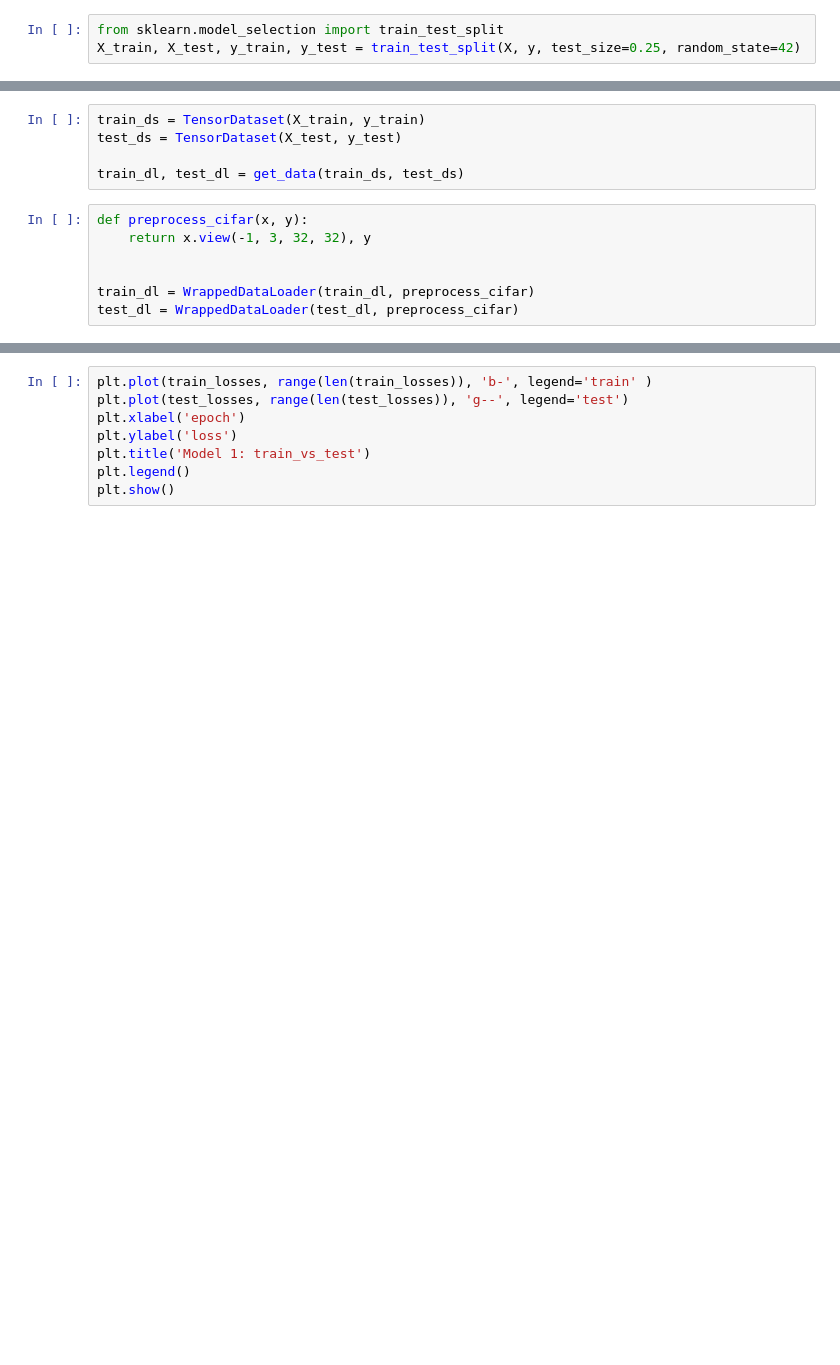
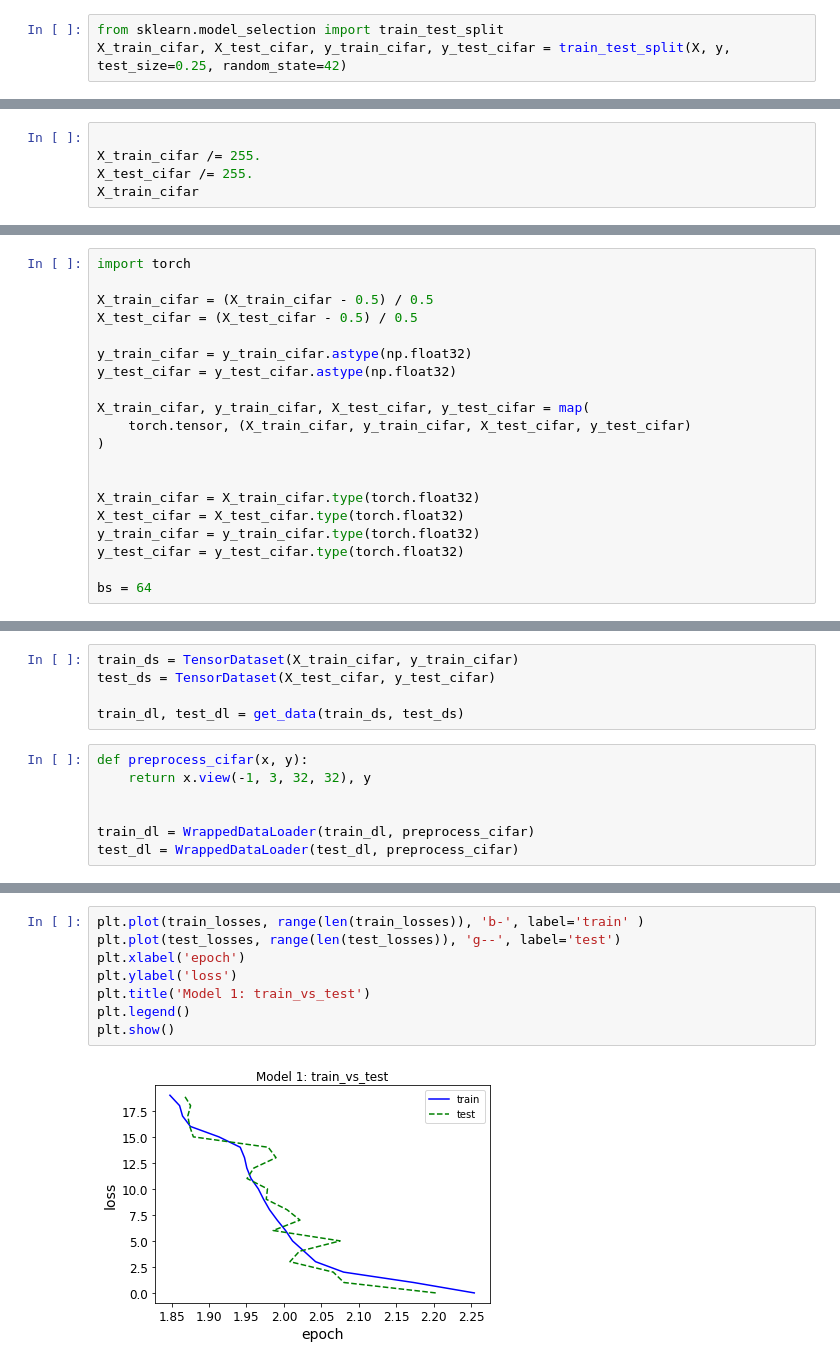
Before and after one commit to cangokalp/EE-460J, a Jupyter notebook: lab_4/CNNs_5&6.ipynb, the cells around one changed output, grey strips where cells are left out. Cells and saved outputs as stored; diff of their text form; blank space fills up the shorter version.

```diff
--- a/lab_4/CNNs_5&6.ipynb
+++ b/lab_4/CNNs_5&6.ipynb
@@ -205,7 +212,7 @@ X.shape
 (20000, 3072)
 # %%
 from sklearn.model_selection import train_test_split
-X_train, X_test, y_train, y_test = train_test_split(X, y, test_size=0.25, random_state=42)
+X_train_cifar, X_test_cifar, y_train_cifar, y_test_cifar = train_test_split(X, y, test_size=0.25, random_state=42)
 # %%
 # import torchvision
 # import torchvision.transforms as transforms
@@ -242,0 +223,5 @@ torch.Size([15000, 3072])
+# %%
+
+X_train_cifar /= 255.
+X_test_cifar /= 255.
+X_train_cifar
@@ -242,0 +242,20 @@ torch.Size([15000, 3072])
+# %%
+import torch
+
+X_train_cifar = (X_train_cifar - 0.5) / 0.5
+X_test_cifar = (X_test_cifar - 0.5) / 0.5
+
+y_train_cifar = y_train_cifar.astype(np.float32)
+y_test_cifar = y_test_cifar.astype(np.float32)
+
+X_train_cifar, y_train_cifar, X_test_cifar, y_test_cifar = map(
+    torch.tensor, (X_train_cifar, y_train_cifar, X_test_cifar, y_test_cifar)
+)
+
+
+X_train_cifar = X_train_cifar.type(torch.float32)
+X_test_cifar = X_test_cifar.type(torch.float32)
+y_train_cifar = y_train_cifar.type(torch.float32)
+y_test_cifar = y_test_cifar.type(torch.float32)
+
+bs = 64
@@ -243,6 +272,6 @@ torch.Size([15000, 3072])
 # %%
-train_ds = TensorDataset(X_train, y_train)
-test_ds = TensorDataset(X_test, y_test)
+train_ds = TensorDataset(X_train_cifar, y_train_cifar)
+test_ds = TensorDataset(X_test_cifar, y_test_cifar)
 
 train_dl, test_dl = get_data(train_ds, test_ds)
 # %%
@@ -307,10 +358,12 @@ epoch #: 1, train_loss: 2.5983553305308025, val_loss: 2.578149006652832
 # %%
-plt.plot(train_losses, range(len(train_losses)), 'b-', legend='train' )
-plt.plot(test_losses, range(len(test_losses)), 'g--', legend='test')
+plt.plot(train_losses, range(len(train_losses)), 'b-', label='train' )
+plt.plot(test_losses, range(len(test_losses)), 'g--', label='test')
 plt.xlabel('epoch')
 plt.ylabel('loss')
 plt.title('Model 1: train_vs_test')
 plt.legend()
 plt.show()
+# %% [output]
+[figure, added]
 # %%
 model2 = nn.Sequential(
```
Also changed, not shown: parts of 24 cells of this notebook.
